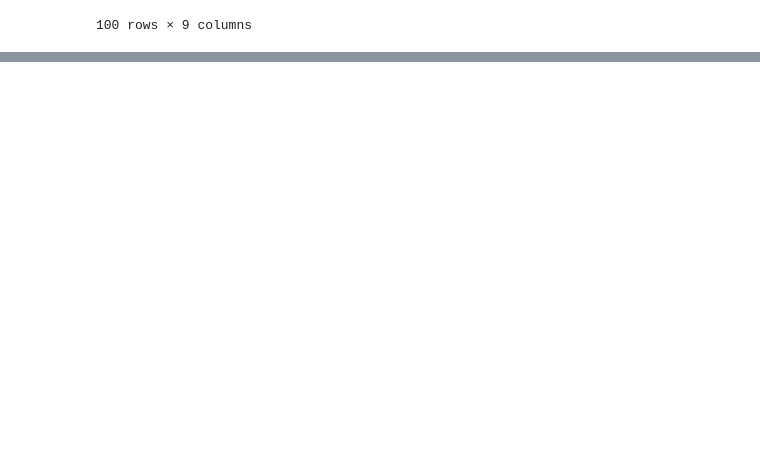
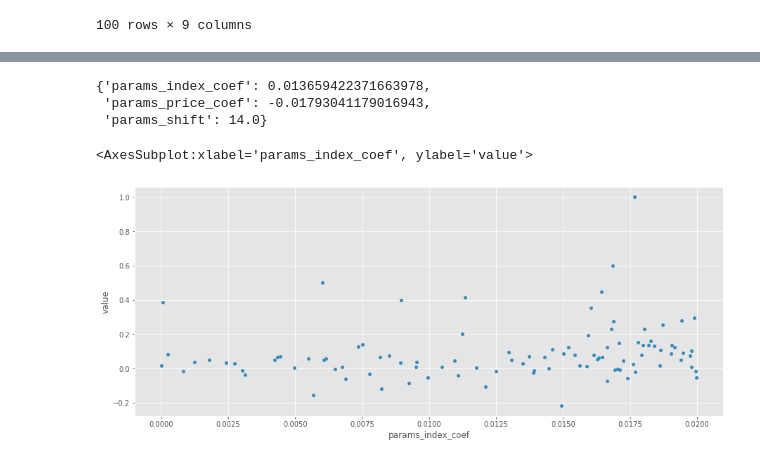
Before and after one commit to charubaiel/MarketCrackers, a Jupyter notebook: kpis/mfi.ipynb, the cells around one changed output, grey strips where cells are left out. Drawn from its saved outputs; the diff is of its cells as text; code cells hidden in the pictures; blank space fills up the shorter version.

```diff
--- a/kpis/mfi.ipynb
+++ b/kpis/mfi.ipynb
@@ -190,0 +238,4 @@ study.trials_dataframe().sort_values(by='value',ascending=False)
+# %%
+
+study_div = optuna.create_study(direction='maximize')
+study_div.optimize(hyp_obj_div, n_trials=100)
@@ -190,0 +260,11 @@ study.trials_dataframe().sort_values(by='value',ascending=False)
+# %%
+study_div.trials_dataframe().sort_values(by='value',ascending=False).loc[:,['value','params_index_coef','params_price_coef','params_shift']].iloc[:5].mean().iloc[1:].to_dict()
+# %% [output]
+{'params_index_coef': 0.013659422371663978,
+ 'params_price_coef': -0.01793041179016943,
+ 'params_shift': 14.0}
+# %%
+study_div.trials_dataframe().sort_values(by='value',ascending=False).loc[:,['value','params_index_coef','params_price_coef','params_shift']].plot.scatter(y='value',x='params_index_coef')
+# %% [output]
+<AxesSubplot:xlabel='params_index_coef', ylabel='value'>
+[figure, added]
```
Also changed, not shown: parts of 17 cells of this notebook, 1 other file.
